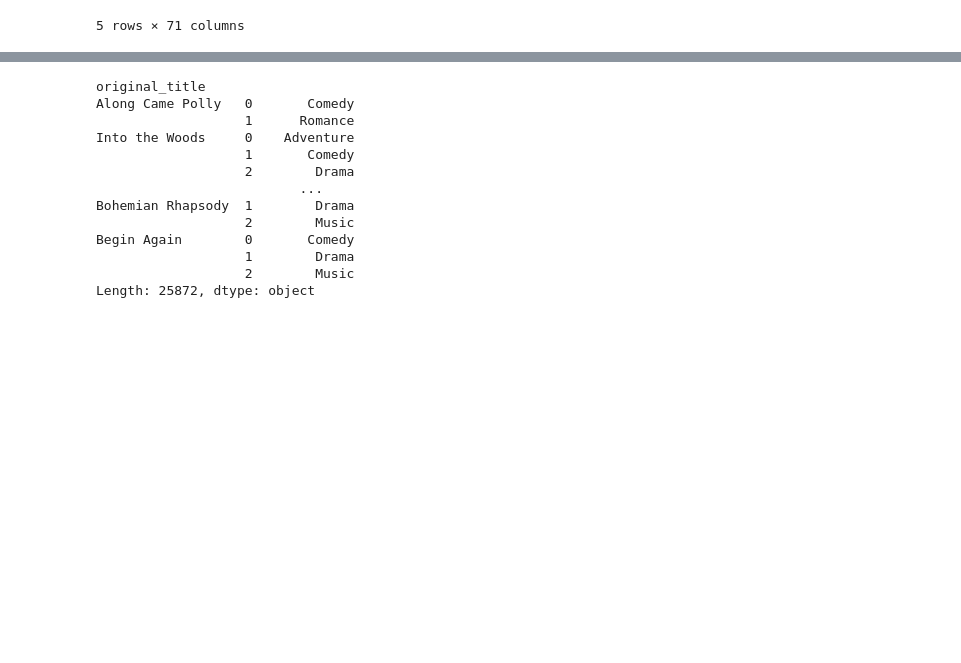
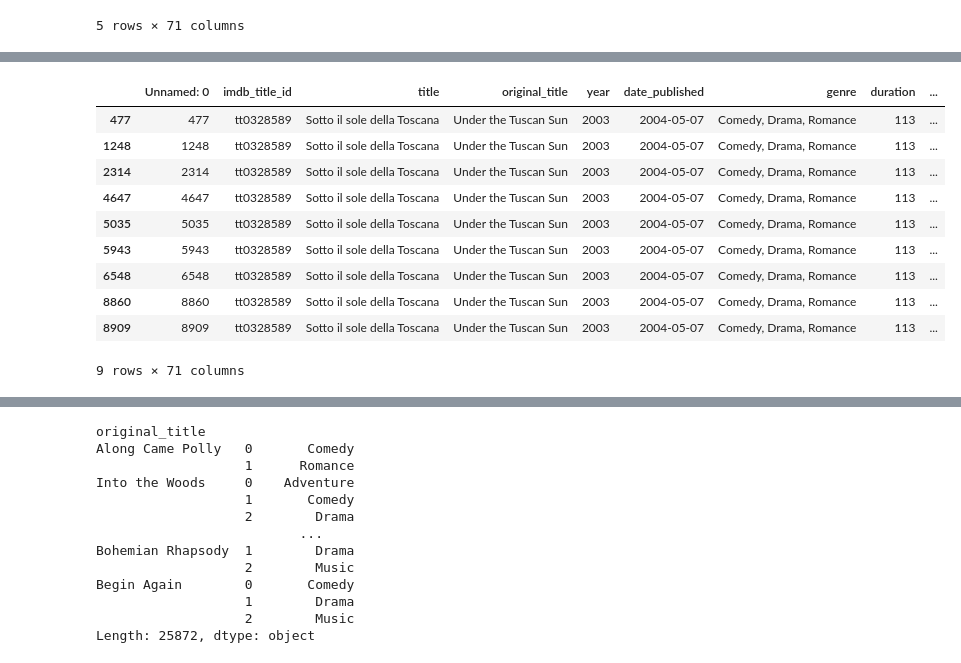
Before and after one commit to ianmkinney/imdb-machine-learning, a Jupyter notebook: sample_cleaning.ipynb, the cells around one changed output, grey strips where cells are left out. Saved outputs shown, nothing was run; the diff lists cells and outputs as text; code cells hidden in the pictures; blank space fills up the shorter version.

```diff
--- a/sample_cleaning.ipynb
+++ b/sample_cleaning.ipynb
@@ -17,0 +57,14 @@ sample_df.head()
+# %%
+sample_df.loc[sample_df['original_title']=='Under the Tuscan Sun']
+# %% [output]
+|  | Unnamed: 0 | imdb_title_id | title | original_title | year | date_published | genre | duration | ... |
+| 477 | 477 | tt0328589 | Sotto il sole della Toscana | Under the Tuscan Sun | 2003 | 2004-05-07 | Comedy, Drama, Romance | 113 | ... |
+| 1248 | 1248 | tt0328589 | Sotto il sole della Toscana | Under the Tuscan Sun | 2003 | 2004-05-07 | Comedy, Drama, Romance | 113 | ... |
+| 2314 | 2314 | tt0328589 | Sotto il sole della Toscana | Under the Tuscan Sun | 2003 | 2004-05-07 | Comedy, Drama, Romance | 113 | ... |
+| 4647 | 4647 | tt0328589 | Sotto il sole della Toscana | Under the Tuscan Sun | 2003 | 2004-05-07 | Comedy, Drama, Romance | 113 | ... |
+| 5035 | 5035 | tt0328589 | Sotto il sole della Toscana | Under the Tuscan Sun | 2003 | 2004-05-07 | Comedy, Drama, Romance | 113 | ... |
+| 5943 | 5943 | tt0328589 | Sotto il sole della Toscana | Under the Tuscan Sun | 2003 | 2004-05-07 | Comedy, Drama, Romance | 113 | ... |
+| 6548 | 6548 | tt0328589 | Sotto il sole della Toscana | Under the Tuscan Sun | 2003 | 2004-05-07 | Comedy, Drama, Romance | 113 | ... |
+| 8860 | 8860 | tt0328589 | Sotto il sole della Toscana | Under the Tuscan Sun | 2003 | 2004-05-07 | Comedy, Drama, Romance | 113 | ... |
+| 8909 | 8909 | tt0328589 | Sotto il sole della Toscana | Under the Tuscan Sun | 2003 | 2004-05-07 | Comedy, Drama, Romance | 113 | ... |
+9 rows × 71 columns
```
Also changed, not shown: parts of 14 cells of this notebook.
